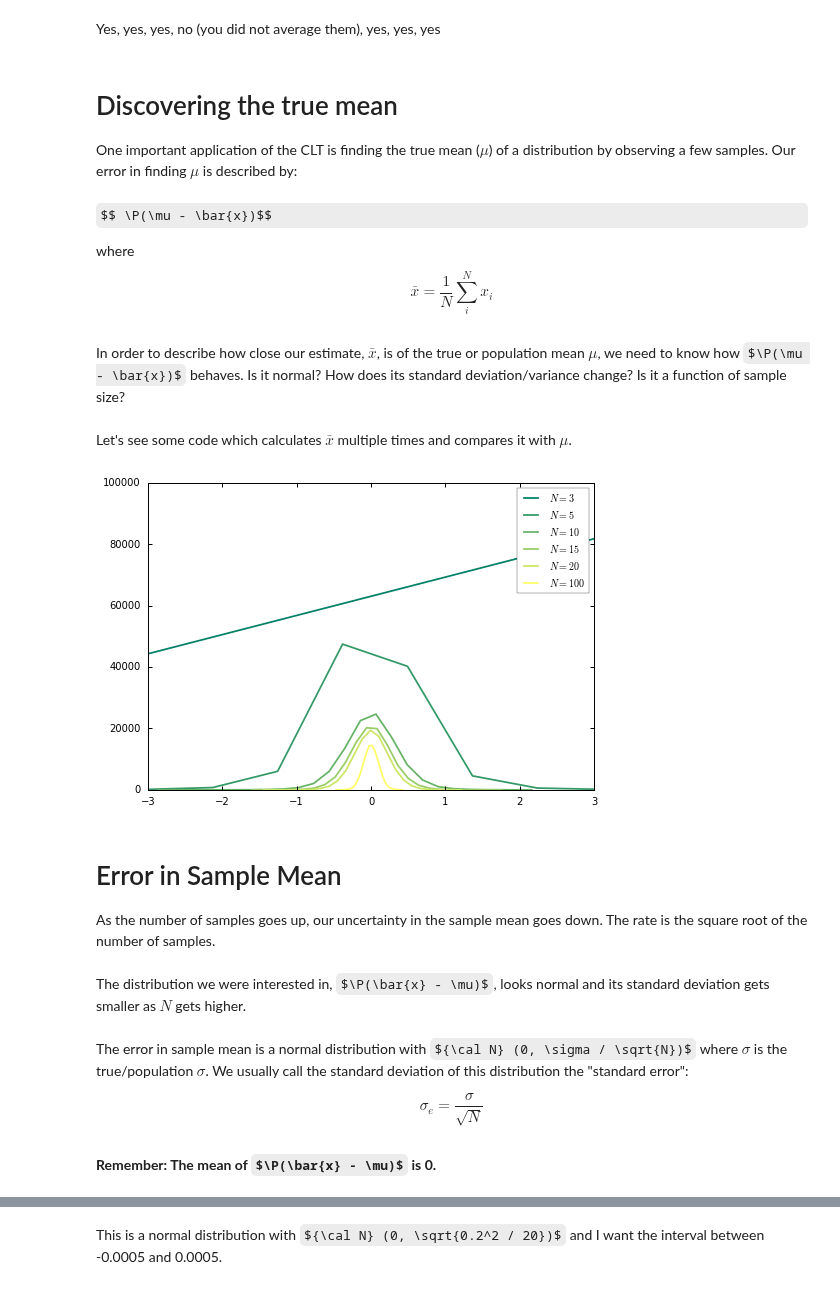
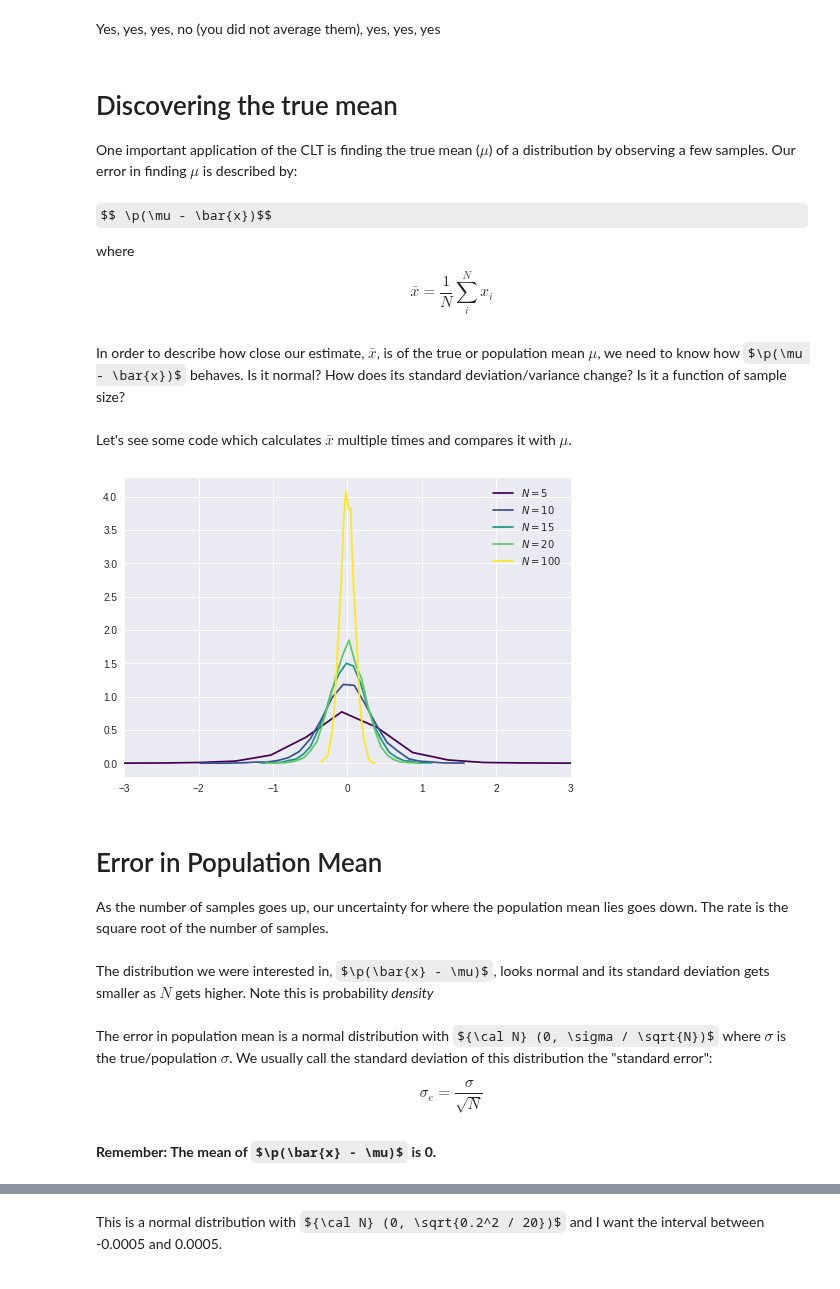
Before and after one commit to whitead/numerical_stats, a Jupyter notebook: unit_8/lectures/lecture_1.ipynb, the cells around one changed output, grey strips where cells are left out. Saved outputs shown, nothing was run; the diff lists cells and outputs as text; code cells hidden in the pictures; some formulas as TeX source.

```diff
--- a/unit_8/lectures/lecture_1.ipynb
+++ b/unit_8/lectures/lecture_1.ipynb
@@ -33,7 +33,7 @@ def normal_pdf(x, mu, sigma):
     return 1 / (sigma * sqrt(2 * pi)) * np.exp(-(x - mu)**2 / (2. * sigma))
 rochester_blue = "#00467f"
 rochester_gold = "#ffdd00"
-mpl.style.use('seaborn-notebook')
+mpl.style.use(['seaborn-notebook', 'seaborn-darkgrid'])
 # %% [markdown]
 CLT Demonstration with Beta Distribution
 ====
@@ -180,16 +184,16 @@ Discovering the true mean
 
 One important application of the CLT is finding the true mean ($\mu$) of a distribution by observing a few samples. Our error in finding $\mu$ is described by:
 
-$$\DeclareMathOperator{\P}{P}$$
-$$ \P(\mu - \bar{x})$$
+$$\DeclareMathOperator{\p}{p}$$
+$$ \p(\mu - \bar{x})$$
 
 where $$\bar{x} = \frac{1}{N} \sum_i^N x_i$$
 # %% [markdown]
-In order to describe how close our estimate, $\bar{x}$, is of the true or population mean $\mu$, we need to know how $\P(\mu - \bar{x})$ behaves. Is it normal? How does its standard deviation/variance change? Is it a function of sample size?
+In order to describe how close our estimate, $\bar{x}$, is of the true or population mean $\mu$, we need to know how $\p(\mu - \bar{x})$ behaves. Is it normal? How does its standard deviation/variance change? Is it a function of sample size?
 # %% [markdown]
 Let's see some code which calculates $\bar{x}$ multiple times and compares it with $\mu$.
 # %%
-def make_hist(N, mean=12, std_dev=3, bins=25, samples=100000):
+def make_hist(N, mean=12, std_dev=3, bins=25, samples=10000):
     data = [] #we store results here
     #We're going through the process of computing a sample mean/var this many times
     for i in range(samples):
@@ -203,47 +207,47 @@ def make_hist(N, mean=12, std_dev=3, bins=25, samples=100000):
         #The sample is how far off our sample mean is from the true mean.
         #We standardize by our estimate of the sample standard deviation.
         #We do this because then our results don't depend on
         #the standard deviation
         data.append((sample_mean - mean) / sqrt(sample_var))
     #After generating the data, we histogram with the given bin number
-    hist, bins = np.histogram(data, bins)
+    hist, bins = np.histogram(data, bins, normed=True)
     #We compute the centers of the bins by averaging the intervals
     #that make up the bins
     bin_centers = (bins[1:] + bins[:-1]) / 2.
     return hist, bin_centers
 
 #These are the sample sizes we'll try out
-N = [3, 5, 10, 15, 20, 100]
+N = [5, 10, 15, 20, 100]
 #This creates a set of points between 0 and 1 that represent how
 #far along in analzying the sample sizes we are.
 color_i = np.linspace(0, 1.0, len(N))
 #This creates a color function, using the summer palette
-color_map = plt.get_cmap("summer")
+color_map = plt.get_cmap("viridis")
 #We loop over the color_i, which is used to get our line colors
 #and the sample size
 for i, Ni in zip(color_i, N):
     #call our function above
     hist, bin_centers = make_hist(Ni)
     #plot the results, label it, and use our color function to get a color
     plt.plot(bin_centers, hist, color=color_map(i), label="$N={}$".format(Ni))
 
 #add a plotting legend
 plt.legend()
 #set the x-axis limit
 plt.xlim(-3, 3)
 plt.show()
 # %% [output]
-[figure, old version]
+[figure, new version]
 # %% [markdown]
-Error in Sample Mean
+Error in Population Mean
 ====
 
-As the number of samples goes up, our uncertainty in the sample mean goes down. The rate is the square root of the number of samples.
+As the number of samples goes up, our uncertainty for where the population mean lies goes down. The rate is the square root of the number of samples.
 # %% [markdown]
-The distribution we were interested in, $\P(\bar{x} - \mu)$, looks normal and its standard deviation gets smaller as $N$ gets higher.
+The distribution we were interested in, $\p(\bar{x} - \mu)$, looks normal and its standard deviation gets smaller as $N$ gets higher. Note this is probability *density*
 # %% [markdown]
-The error in sample mean is a normal distribution with ${\cal N} (0, \sigma / \sqrt{N})$  where $\sigma$ is the true/population $\sigma$. We usually call the standard deviation of this distribution the "standard error":
+The error in population mean is a normal distribution with ${\cal N} (0, \sigma / \sqrt{N})$  where $\sigma$ is the true/population $\sigma$. We usually call the standard deviation of this distribution the "standard error":
 
 $$\sigma_e = \frac{\sigma}{\sqrt{N}} $$
 # %% [markdown]
-**Remember: The mean of $\P(\bar{x} - \mu)$ is 0.**
+**Remember: The mean of $\p(\bar{x} - \mu)$ is 0.**
```
Also changed, not shown: parts of 24 cells of this notebook, 1 other file.
